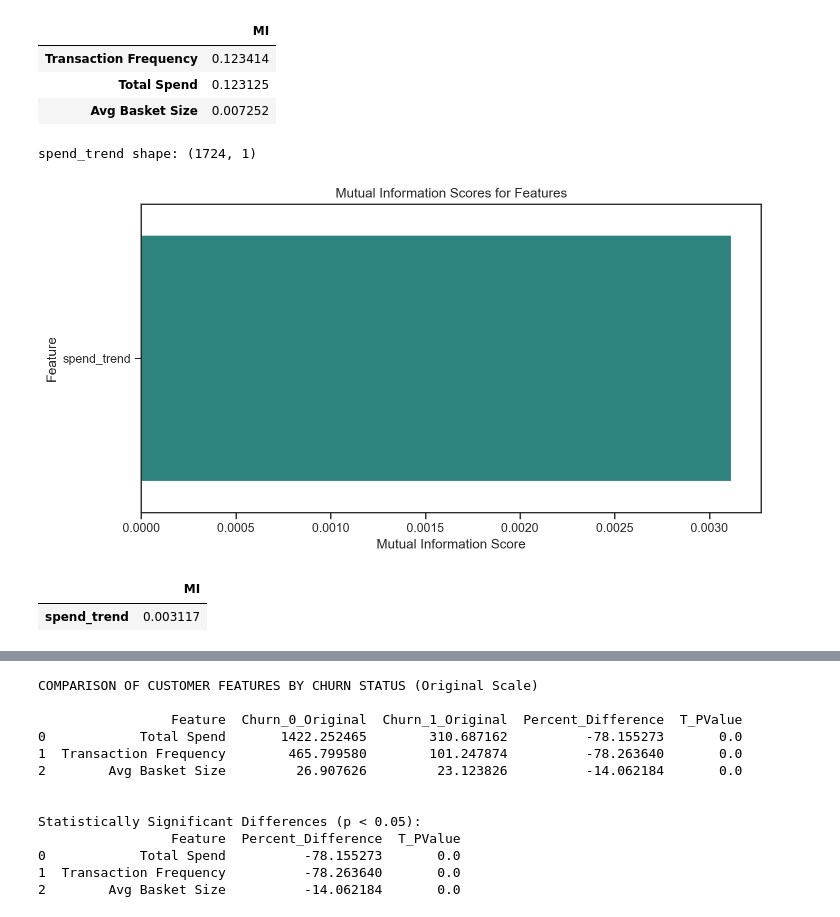
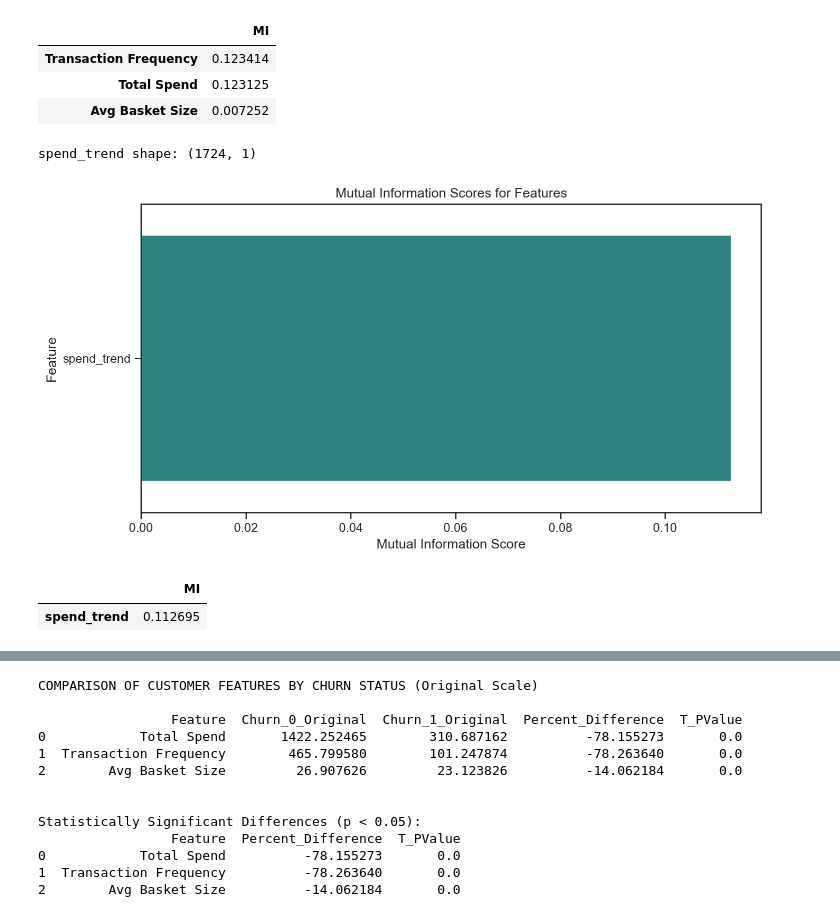
Before and after one commit to Kasperclowes/QBUS3820-Group-Assignment, a Jupyter notebook: RUN.ipynb, the cells around one changed output, grey strips where cells are left out. Cells and saved outputs as stored; diff of their text form; code cells hidden in the pictures.

Commit message:
Fixed MI for visit and spend trend

```diff
--- a/RUN.ipynb
+++ b/RUN.ipynb
@@ -318,16 +318,17 @@ eda.mutual_information_table(log_customer_features, target=churn_train, continuo
 # %%
 # SPLIT INTO TRAINING BEFORE FEATURE ENGINEERING TO AVOID DATA LEAKAGE
 spend_trend_train = feature_eng.spend_trend(transactions_train)
-spend_trend_valid = feature_eng.spend_trend(transactions_valid)
-spend_trend_test  = feature_eng.spend_trend(transactions_test)
+
+spend_trend_train = spend_trend_train.loc[churn_train.index]
+
 
 
 # Align churn with spend_trend (filter to matching households)
 print(f"spend_trend shape: {spend_trend_train.shape}")
 # Plot spend trend vs churn using mutual information
 eda.mutual_information_table(spend_trend_train, target=churn_train, continuous=list(spend_trend_train.columns))
 # %% [output]
 spend_trend shape: (1724, 1)
-[figure, old version]
+[figure, new version]
 |  | MI |
-| spend_trend | 0.003117 |
+| spend_trend | 0.112695 |
```
Also changed, not shown: parts of 2 cells of this notebook.
